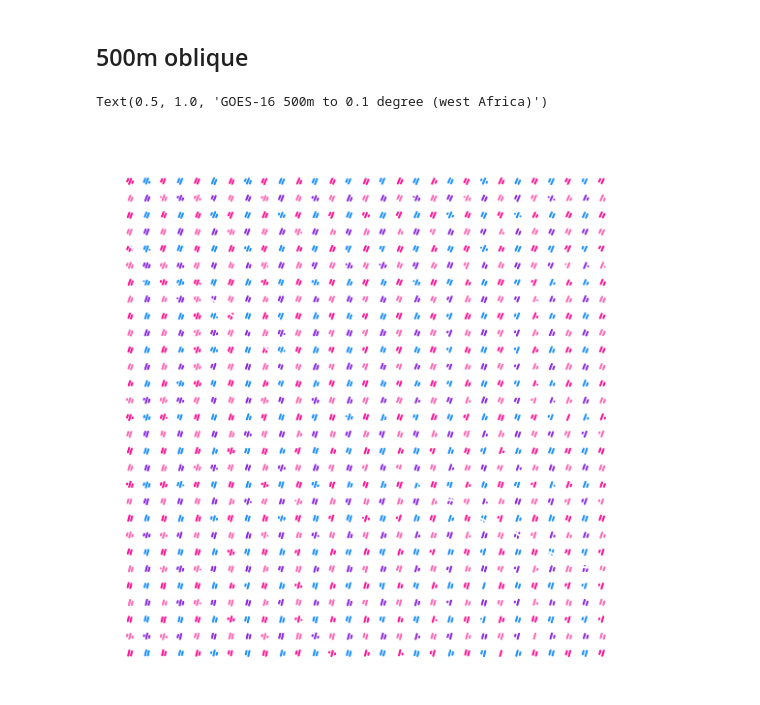
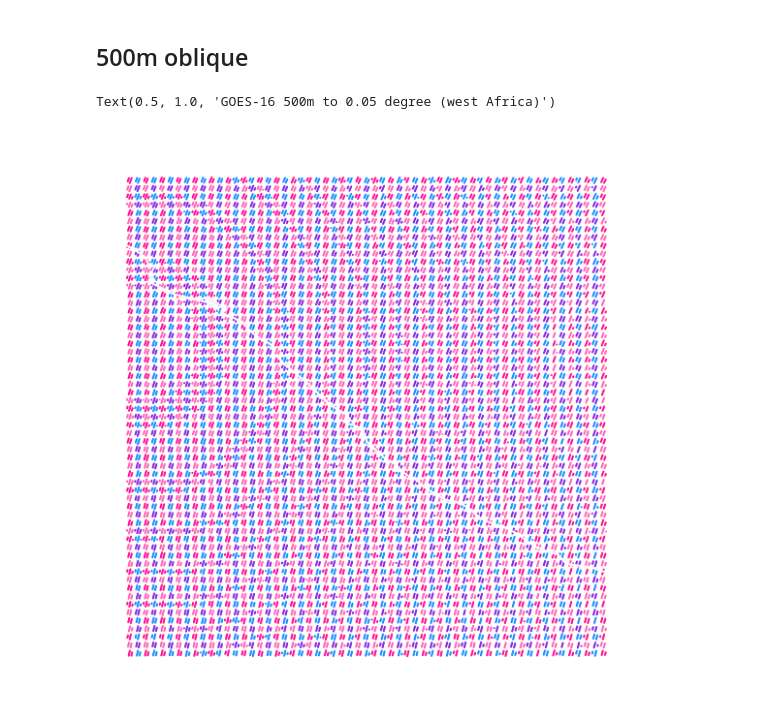
Before and after one commit to CodaP/isccp_l1g_prototype, a Jupyter notebook: notebooks/icwg_figures.ipynb, the cells around one changed output. Drawn from its saved outputs; the diff is of its cells as text; code cells hidden in the pictures.

```diff
--- a/notebooks/icwg_figures.ipynb
+++ b/notebooks/icwg_figures.ipynb
@@ -181,9 +181,9 @@ satlat = coords[1]
 src_index = np.memmap(src_f, mode='r', dtype=np.uint32)
 dst_index = np.memmap(dst_f, mode='r', dtype=np.uint32)
 # %%
-row,col = np.unravel_index(dst_index, (1800,3600))
-lat = 90 - (row/10)
-lon = (col/10)-180
+row,col = np.unravel_index(dst_index, (1800*2,3600*2))
+lat = 90 - (row/10/2)
+lon = (col/10/2)-180
 # %%
 mask = (lon > sf_extent[0]) & (lon < sf_extent[1]) & (lat > sf_extent[2]) & (lat < sf_extent[3])
 # %%
@@ -212,16 +212,16 @@ colors = np.array(['blueviolet','hotpink','dodgerblue','deeppink'])[(row % 2)*2
 # %%
 figure(figsize=(10,10))
 ax = axes(projection=ccrs.PlateCarree())#ccrs.Geostationary(central_longitude=-70))
 ax.scatter(satlon, satlat, transform=ccrs.PlateCarree(), s=1, c=colors)
-ax.coastlines('10m', COLOR='w', linewidth=2)
-#xlim([satlon.min(), satlon.max()], transform=ccrs.PlateCarree())
-#ylim([satlat.min(), satlat.max()])
-title('GOES-16 500m to 0.1 degree (west Africa)', fontsize=18)
-#xlim([-24, -23.5])
-#ylim([15., 15.5])
+ax.coastlines('10m', color='w', linewidth=2)
+# xlim([satlon.min(), satlon.max()], transform=ccrs.PlateCarree())
+# ylim([satlat.min(), satlat.max()])
+title('GOES-16 500m to 0.05 degree (west Africa)', fontsize=18)
+# xlim([-24, -23.5])
+# ylim([15., 15.5])
 # %% [output]
-Text(0.5, 1.0, 'GOES-16 500m to 0.1 degree (west Africa)')
+Text(0.5, 1.0, 'GOES-16 500m to 0.05 degree (west Africa)')
-[figure, old version]
+[figure, new version]
 # %%
 figure(figsize=(10,10))
 ax = axes(projection=ccrs.PlateCarree())#ccrs.Geostationary(central_longitude=-70))
```
Also changed, not shown: parts of 8 cells of this notebook, 16 other files.
